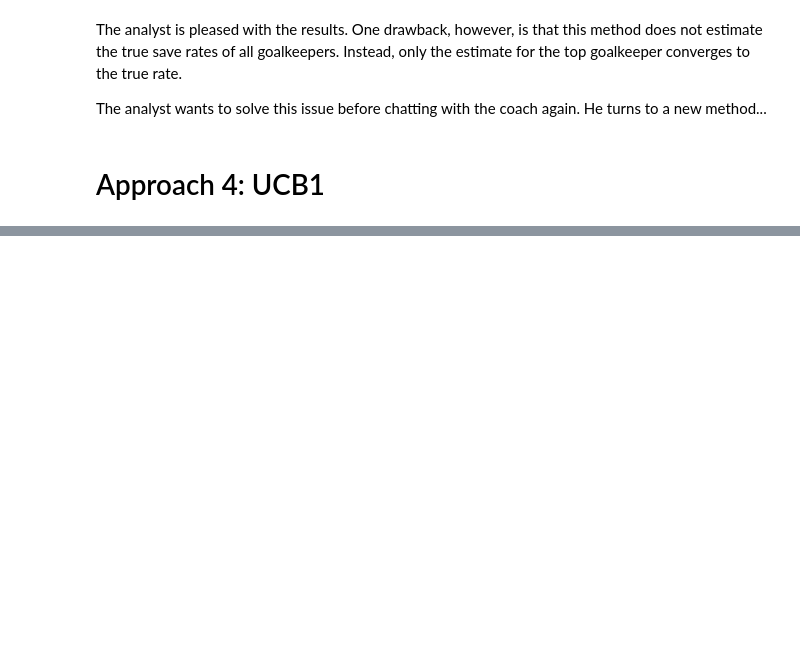
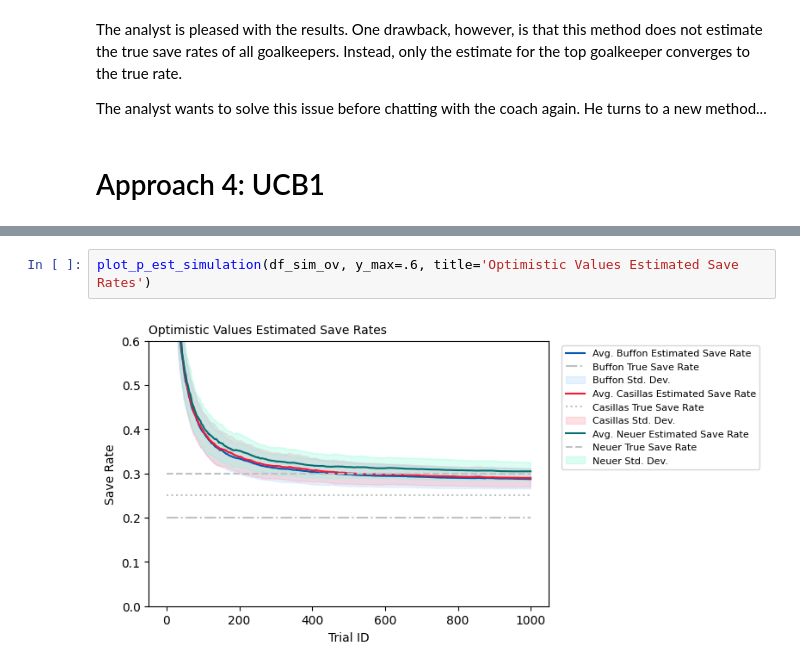
Before and after one commit to rgbuckley/goalkeeper_ab_test, a Jupyter notebook: bandit.ipynb, the cells around one changed output, grey strips where cells are left out. Cells and saved outputs as stored; diff of their text form; blank space fills up the shorter version.

```diff
--- a/bandit.ipynb
+++ b/bandit.ipynb
@@ -1409,0 +1632,4 @@ The analyst wants to solve this issue before chatting with the coach again. He t
+# %%
+plot_p_est_simulation(df_sim_ov, y_max=.6, title='Optimistic Values Estimated Save Rates')
+# %% [output]
+[figure, added]
```
Also changed, not shown: parts of 24 cells of this notebook.
